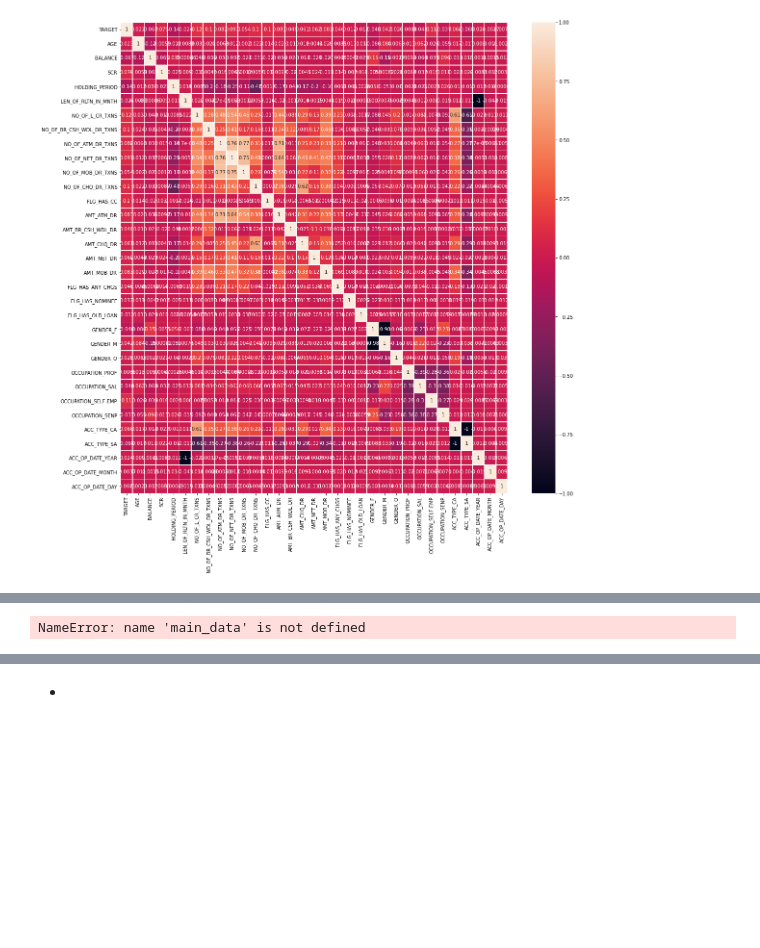
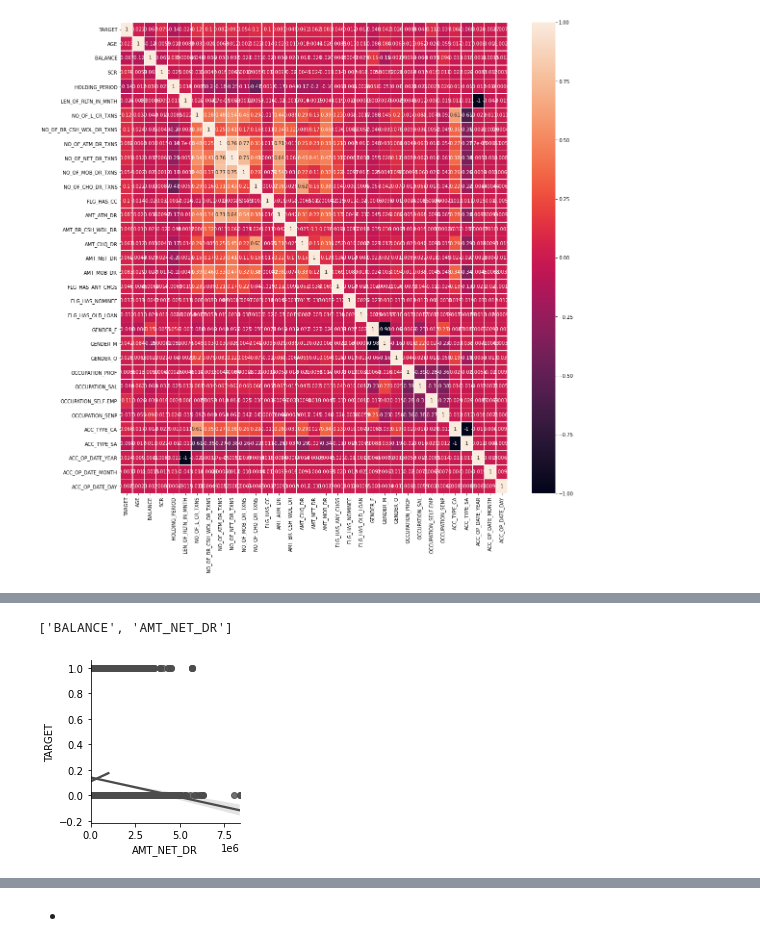
Before and after one commit to lavmot-ms/PG-AIML, a Jupyter notebook: src/Assignments/Assignment 3 Logistic Regression and Decision Trees/Bancassurance.ipynb, the cells around one changed output, grey strips where cells are left out. Drawn from its saved outputs; the diff is of its cells as text; code cells hidden in the pictures; blank space fills up the shorter version.

```diff
--- a/src/Assignments/Assignment 3 Logistic Regression and Decision Trees/Bancassurance.ipynb
+++ b/src/Assignments/Assignment 3 Logistic Regression and Decision Trees/Bancassurance.ipynb
@@ -40,8 +40,9 @@ warnings.filterwarnings('ignore')
 
 main_data = pd.read_csv('My Bank.csv')
 
-default_color_palette = ["#03A9F4","#7C4DFF", "#FF5252", "#D50000", "#FF6F00", "#0288D1", "#7C4DFF"]
-stats_colors = {'Mean':'#D50000', 'Mode':'#FF3D00', 'Median':'#2962FF'} # Set standard colors for mean, mode and median to use accross entire notebook
+default_color_palette  = ["#03A9F4","#7C4DFF", "#FF5252", "#D50000", "#FF6F00", "#0288D1", "#7C4DFF"]
+stats_colors           = {'Mean':'#D50000', 'Mode':'#FF3D00', 'Median':'#2962FF'} # Set standard colors for mean, mode and median to use accross entire notebook.
+gender_color_palette   = {"Female":"#E91E63", "Male":"#42A5F5"} # Gender based colors.
 # %% [markdown]
 ####  <span style="font-family: Arial; font-weight:bold;font-size:1.9em;color:#0e92ea"> 1. Data Overview and EDA:
 
@@ -380,9 +380,13 @@ main_data.corr()
 # %%
 column_names = main_data.select_dtypes(include=['float']).columns.tolist()
 print(column_names)
 
+g = sns.FacetGrid(
+    main_data,
+    margin_titles=True,
+    palette=gender_color_palette)
 for column_name in column_names:
-    g = sns.FacetGrid(main_data, col=column_name)
-    g.map_dataframe(sns.scatterplot, x=column_name, y="TARGET")
+    g.map(sns.regplot, column_name, "TARGET", color=".3", fit_reg=True, x_jitter=.1)
 # %% [output]
-NameError: name 'main_data' is not defined
+['BALANCE', 'AMT_NET_DR']
+[figure, added]
```
Also changed, not shown: parts of 2 cells of this notebook.
